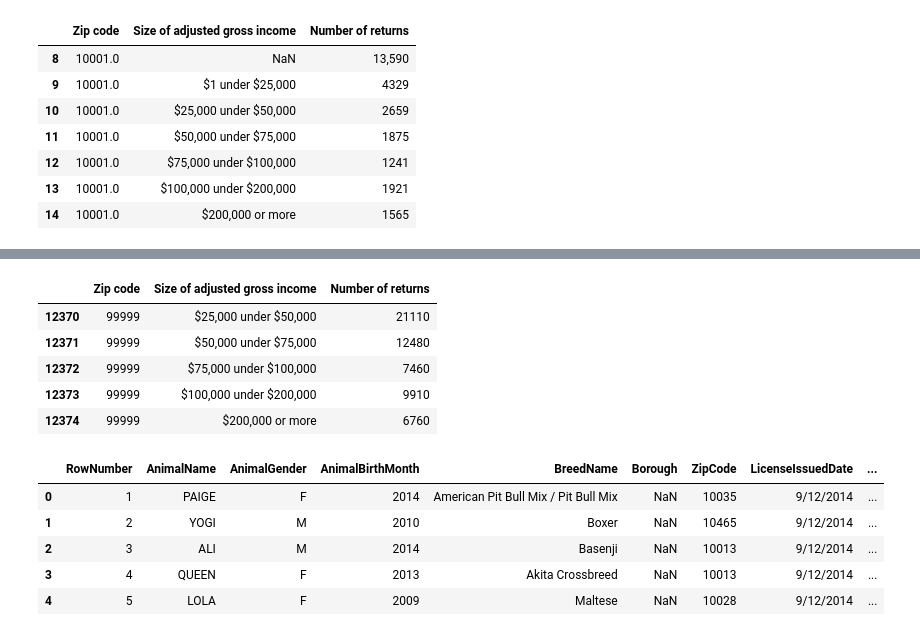
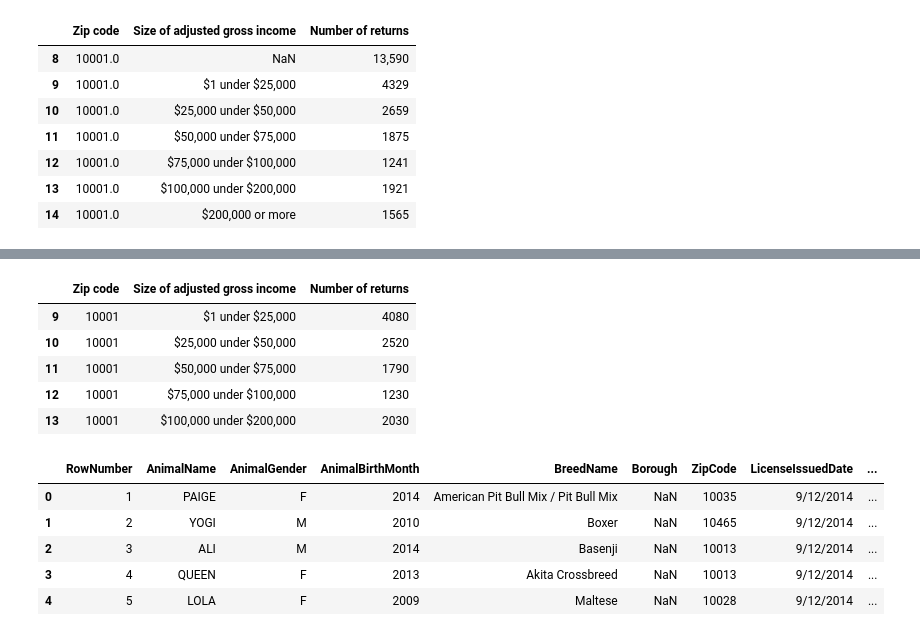
Before and after one commit to gesmith0606/three_stooges, a Jupyter notebook: code/ray_notebook.ipynb, the cells around one changed output, grey strips where cells are left out. Cells and saved outputs as stored; diff of their text form; code cells hidden in the pictures.

```diff
--- a/code/ray_notebook.ipynb
+++ b/code/ray_notebook.ipynb
@@ -84,15 +98,17 @@ income_2011 = income_2011.astype({"Zip code": int})
 income_2012.columns = ['Zip code', 'Size of adjusted gross income', 'Number of returns']
 income_2012 = income_2012.dropna()
 income_2012 = income_2012.astype({"Zip code": int})
+income_2012 = income_2012.loc[income_2012['Zip code'] != 0]
+income_2012 = income_2012.loc[income_2012['Zip code'] != 99999]
 # %%
-income_2012.tail()
+income_2012.head()
 # %% [output]
 |  | Zip code | Size of adjusted gross income | Number of returns |
-| 12370 | 99999 | $25,000 under $50,000 | 21110 |
-| 12371 | 99999 | $50,000 under $75,000 | 12480 |
-| 12372 | 99999 | $75,000 under $100,000 | 7460 |
-| 12373 | 99999 | $100,000 under $200,000 | 9910 |
-| 12374 | 99999 | $200,000 or more | 6760 |
+| 9 | 10001 | $1 under $25,000 | 4080 |
+| 10 | 10001 | $25,000 under $50,000 | 2520 |
+| 11 | 10001 | $50,000 under $75,000 | 1790 |
+| 12 | 10001 | $75,000 under $100,000 | 1230 |
+| 13 | 10001 | $100,000 under $200,000 | 2030 |
 # %%
 income_2013.columns = ['Zip code', 'Size of adjusted gross income', 'Number of returns']
 income_2013 = income_2013.dropna()
```
Also changed, not shown: parts of 17 cells of this notebook.
